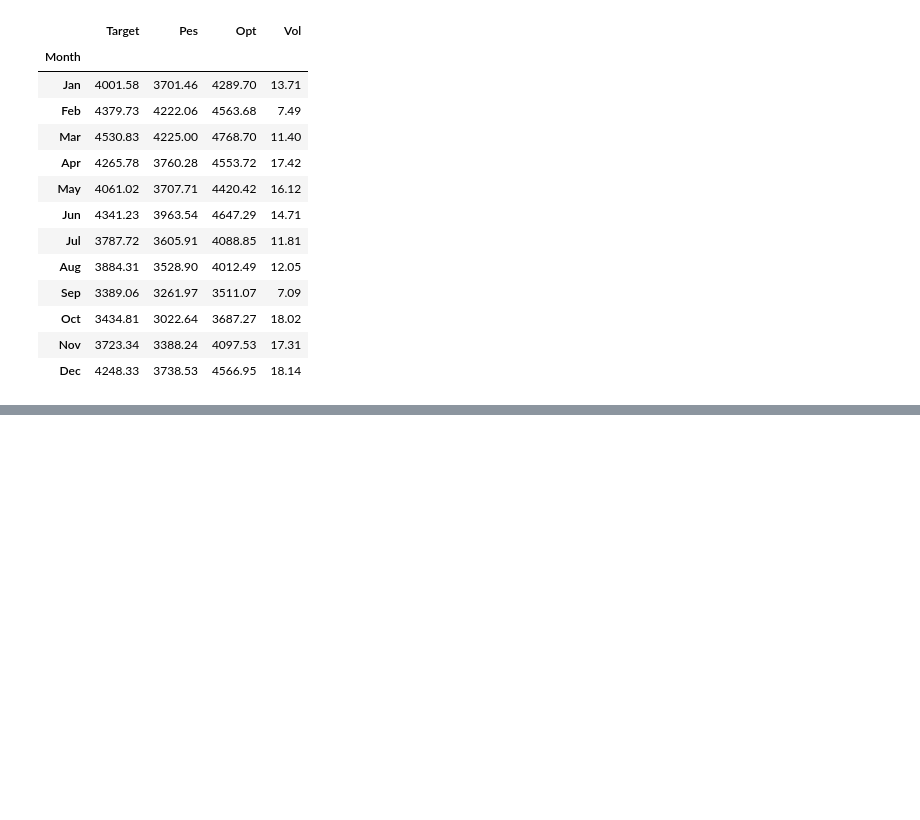
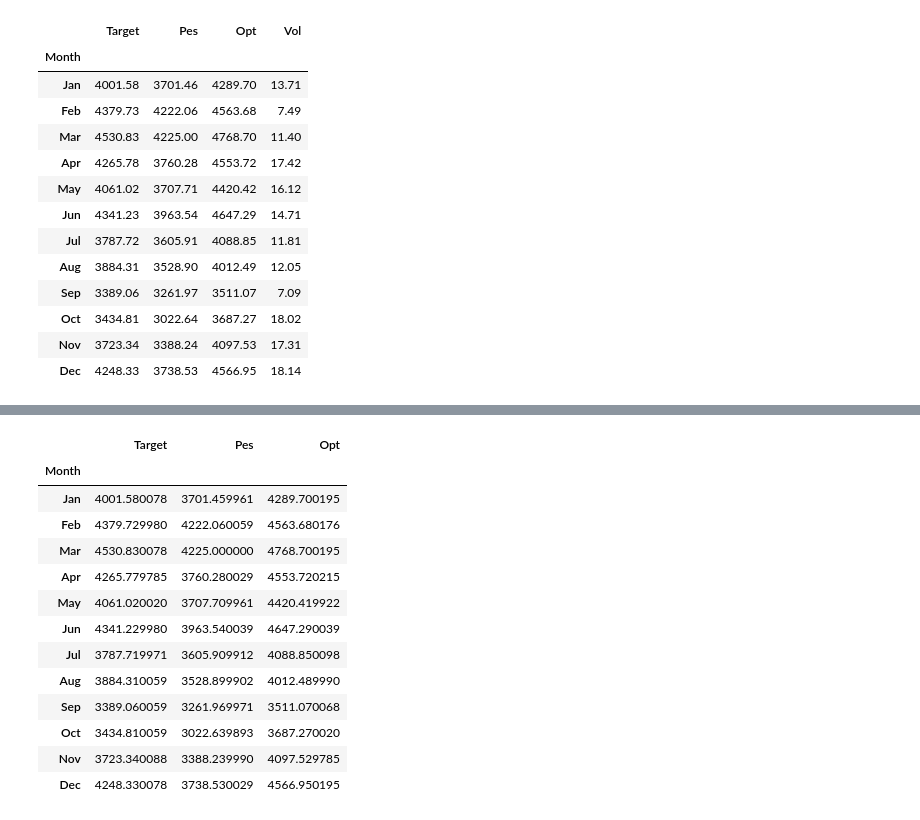
Before and after one commit to attila5287/scrap_and_dataviz, a Jupyter notebook: scrap_and_frame.ipynb, the cells around one changed output, grey strips where cells are left out. Drawn from its saved outputs; the diff is of its cells as text; code cells hidden in the pictures; blank space fills up the shorter version.

```diff
--- a/scrap_and_frame.ipynb
+++ b/scrap_and_frame.ipynb
@@ -83,0 +81,17 @@ dtype: object
+# %%
+df
+# %% [output]
+|  | Target | Pes | Opt |
+| Month |  |  |  |
+| Jan | 4001.580078 | 3701.459961 | 4289.700195 |
+| Feb | 4379.729980 | 4222.060059 | 4563.680176 |
+| Mar | 4530.830078 | 4225.000000 | 4768.700195 |
+| Apr | 4265.779785 | 3760.280029 | 4553.720215 |
+| May | 4061.020020 | 3707.709961 | 4420.419922 |
+| Jun | 4341.229980 | 3963.540039 | 4647.290039 |
+| Jul | 3787.719971 | 3605.909912 | 4088.850098 |
+| Aug | 3884.310059 | 3528.899902 | 4012.489990 |
+| Sep | 3389.060059 | 3261.969971 | 3511.070068 |
+| Oct | 3434.810059 | 3022.639893 | 3687.270020 |
+| Nov | 3723.340088 | 3388.239990 | 4097.529785 |
+| Dec | 4248.330078 | 3738.530029 | 4566.950195 |
```
Also changed, not shown: parts of 11 cells of this notebook, 1 other file.
